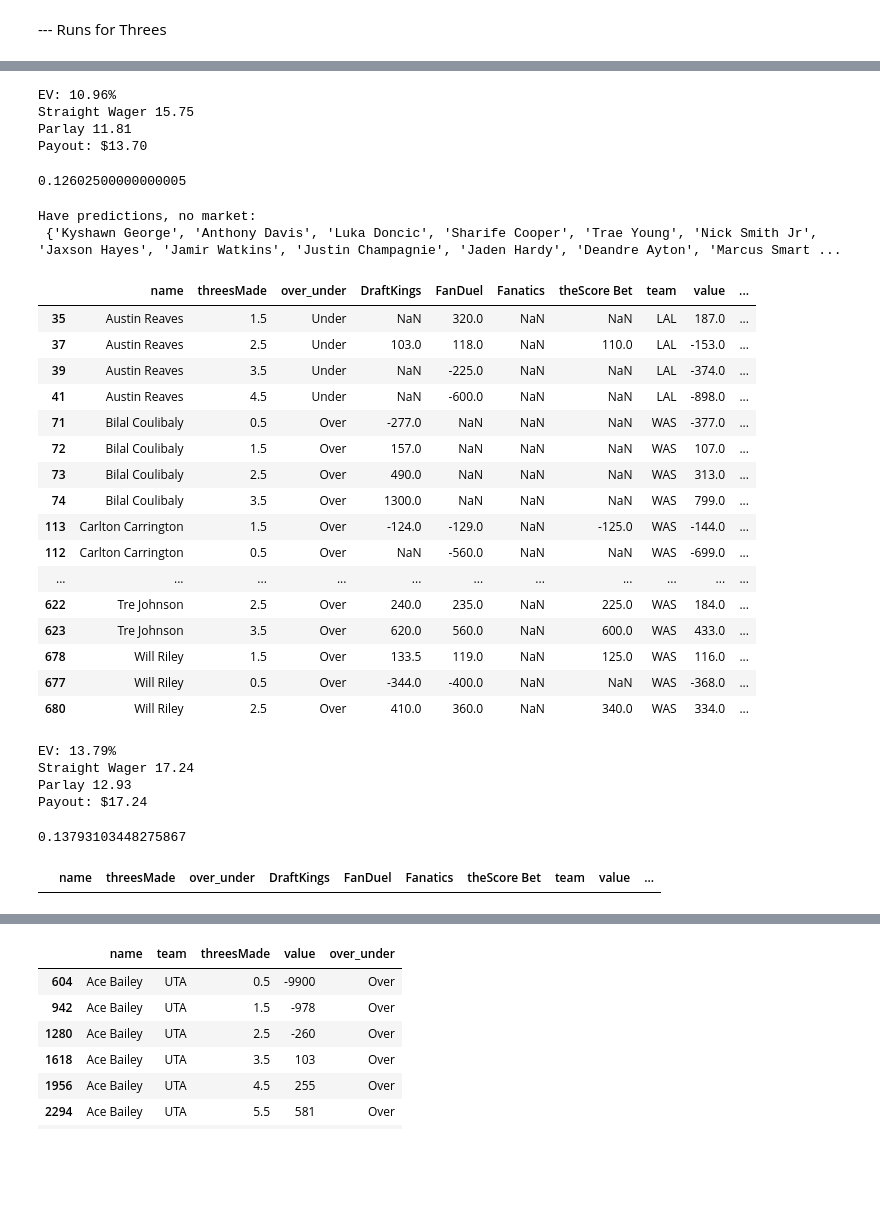
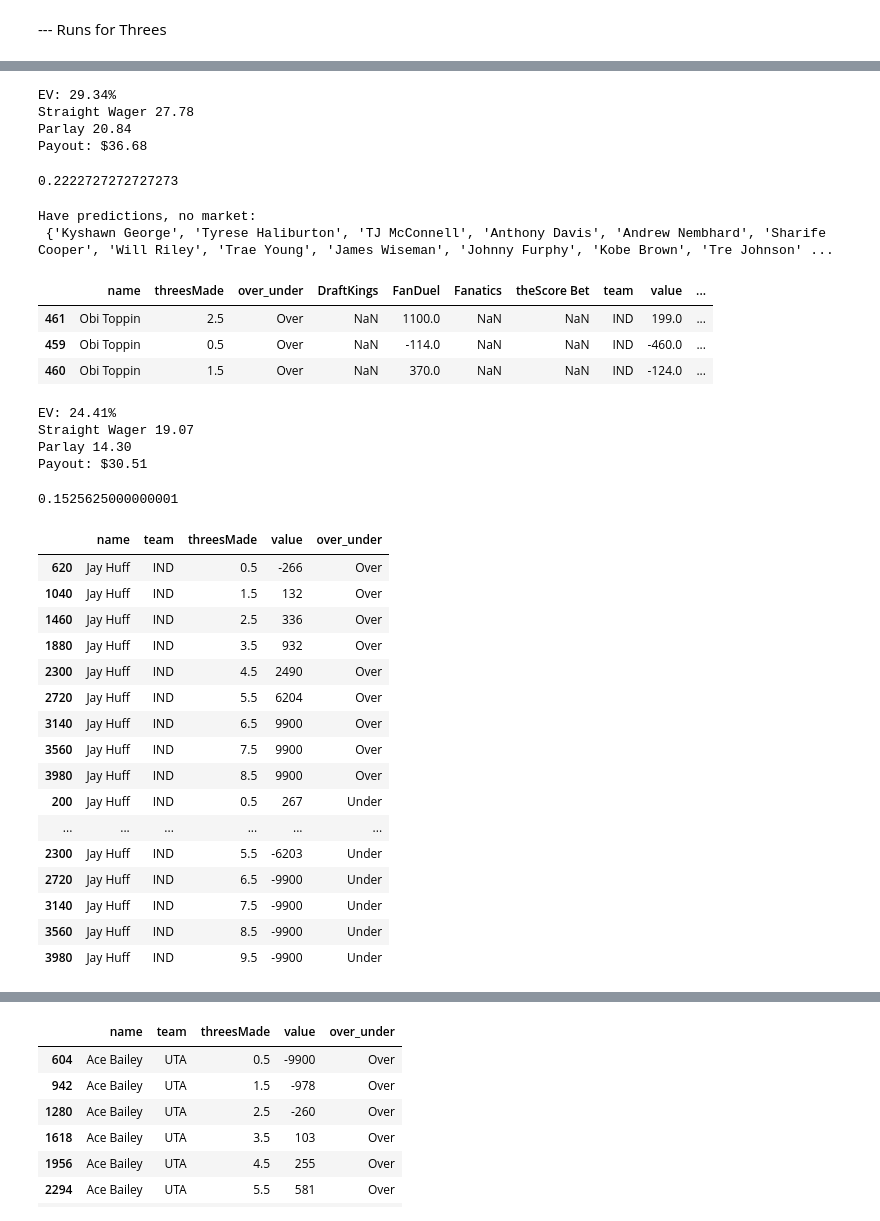
Before and after one commit to eac521/bets, a Jupyter notebook: Notebooks/2526Runs.ipynb, the cells around one changed output, grey strips where cells are left out. Drawn from its saved outputs; the diff is of its cells as text; code cells hidden in the pictures; blank space fills up the shorter version.

```diff
--- a/Notebooks/2526Runs.ipynb
+++ b/Notebooks/2526Runs.ipynb
@@ -391,50 +445,53 @@ theScore Bet     70 10.248902               680           99.560761
 # %%
-odds.kellyCrit(.5935,-115)
+odds.kellyCrit(.5575,132)
 # %% [output]
-EV: 10.96%
-Straight Wager 15.75
-Parlay 11.81
-Payout: $13.70
+EV: 29.34%
+Straight Wager 27.78
+Parlay 20.84
+Payout: $36.68
-0.12602500000000005
+0.2222727272727273
 # %%
 tdDF = final[(final.FanDuelAmount>5)|(final.DraftKingsAmount>5)|(final['theScore BetAmount']>5)].sort_values(by='name')
 # %%
 ["DAL","MIN","PHI","MIA","BOS","ATL","PHX","MEM"
 ]
-teams = ["WAS","LAL"]
+teams = ["IND","WAS"]
 print('Have predictions, no market:\n',set(overs[overs.team.isin(teams)].name.unique()).difference(final[final.team.isin(teams)].name.unique()))
 
 tdDF[tdDF.team.isin(teams)]
 # %% [output]
 Have predictions, no market:
- {'Kyshawn George', 'Anthony Davis', 'Luka Doncic', 'Sharife Cooper', 'Trae Young', 'Nick Smith Jr', 'Jaxson Hayes', 'Jamir Watkins', 'Justin Champagnie', 'Jaden Hardy', 'Deandre Ayton', 'Marcus Smart ...
+ {'Kyshawn George', 'Tyrese Haliburton', 'TJ McConnell', 'Anthony Davis', 'Andrew Nembhard', 'Sharife Cooper', 'Will Riley', 'Trae Young', 'James Wiseman', 'Johnny Furphy', 'Kobe Brown', 'Tre Johnson' ...
 |  | name | threesMade | over_under | DraftKings | FanDuel | Fanatics | theScore Bet | team | value | ... |
-| 35 | Austin Reaves | 1.5 | Under | NaN | 320.0 | NaN | NaN | LAL | 187.0 | ... |
-| 37 | Austin Reaves | 2.5 | Under | 103.0 | 118.0 | NaN | 110.0 | LAL | -153.0 | ... |
-| 39 | Austin Reaves | 3.5 | Under | NaN | -225.0 | NaN | NaN | LAL | -374.0 | ... |
-| 41 | Austin Reaves | 4.5 | Under | NaN | -600.0 | NaN | NaN | LAL | -898.0 | ... |
-| 71 | Bilal Coulibaly | 0.5 | Over | -277.0 | NaN | NaN | NaN | WAS | -377.0 | ... |
-| 72 | Bilal Coulibaly | 1.5 | Over | 157.0 | NaN | NaN | NaN | WAS | 107.0 | ... |
-| 73 | Bilal Coulibaly | 2.5 | Over | 490.0 | NaN | NaN | NaN | WAS | 313.0 | ... |
-| 74 | Bilal Coulibaly | 3.5 | Over | 1300.0 | NaN | NaN | NaN | WAS | 799.0 | ... |
-| 113 | Carlton Carrington | 1.5 | Over | -124.0 | -129.0 | NaN | -125.0 | WAS | -144.0 | ... |
-| 112 | Carlton Carrington | 0.5 | Over | NaN | -560.0 | NaN | NaN | WAS | -699.0 | ... |
-| ... | ... | ... | ... | ... | ... | ... | ... | ... | ... | ... |
-| 622 | Tre Johnson | 2.5 | Over | 240.0 | 235.0 | NaN | 225.0 | WAS | 184.0 | ... |
-| 623 | Tre Johnson | 3.5 | Over | 620.0 | 560.0 | NaN | 600.0 | WAS | 433.0 | ... |
-| 678 | Will Riley | 1.5 | Over | 133.5 | 119.0 | NaN | 125.0 | WAS | 116.0 | ... |
-| 677 | Will Riley | 0.5 | Over | -344.0 | -400.0 | NaN | NaN | WAS | -368.0 | ... |
-| 680 | Will Riley | 2.5 | Over | 410.0 | 360.0 | NaN | 340.0 | WAS | 334.0 | ... |
+| 461 | Obi Toppin | 2.5 | Over | NaN | 1100.0 | NaN | NaN | IND | 199.0 | ... |
+| 459 | Obi Toppin | 0.5 | Over | NaN | -114.0 | NaN | NaN | IND | -460.0 | ... |
+| 460 | Obi Toppin | 1.5 | Over | NaN | 370.0 | NaN | NaN | IND | -124.0 | ... |
 # %%
-odds.kellyCrit(-132 ,100)
+odds.kellyCrit(1-0.5215 ,160)
 # %% [output]
-EV: 13.79%
-Straight Wager 17.24
-Parlay 12.93
-Payout: $17.24
+EV: 24.41%
+Straight Wager 19.07
+Parlay 14.30
+Payout: $30.51
-0.13793103448275867
+0.1525625000000001
 # %%
-final[final.name.str.contains('Cody Will')]
+overs[overs.name.str.contains('Huff')]
 # %% [output]
-|  | name | threesMade | over_under | DraftKings | FanDuel | Fanatics | theScore Bet | team | value | ... |
+|  | name | team | threesMade | value | over_under |
+| 620 | Jay Huff | IND | 0.5 | -266 | Over |
+| 1040 | Jay Huff | IND | 1.5 | 132 | Over |
+| 1460 | Jay Huff | IND | 2.5 | 336 | Over |
+| 1880 | Jay Huff | IND | 3.5 | 932 | Over |
+| 2300 | Jay Huff | IND | 4.5 | 2490 | Over |
+| 2720 | Jay Huff | IND | 5.5 | 6204 | Over |
+| 3140 | Jay Huff | IND | 6.5 | 9900 | Over |
+| 3560 | Jay Huff | IND | 7.5 | 9900 | Over |
+| 3980 | Jay Huff | IND | 8.5 | 9900 | Over |
+| 200 | Jay Huff | IND | 0.5 | 267 | Under |
+| ... | ... | ... | ... | ... | ... |
+| 2300 | Jay Huff | IND | 5.5 | -6203 | Under |
+| 2720 | Jay Huff | IND | 6.5 | -9900 | Under |
+| 3140 | Jay Huff | IND | 7.5 | -9900 | Under |
+| 3560 | Jay Huff | IND | 8.5 | -9900 | Under |
+| 3980 | Jay Huff | IND | 9.5 | -9900 | Under |
 # %%
```
Also changed, not shown: parts of 34 cells of this notebook, 11 other files.
